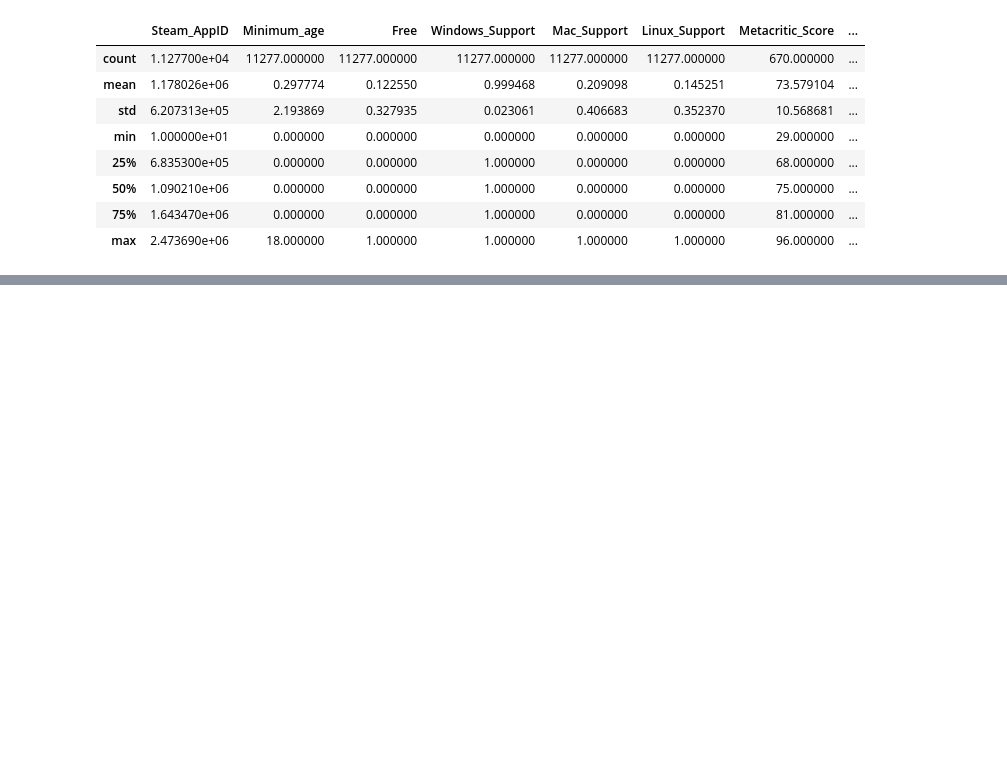
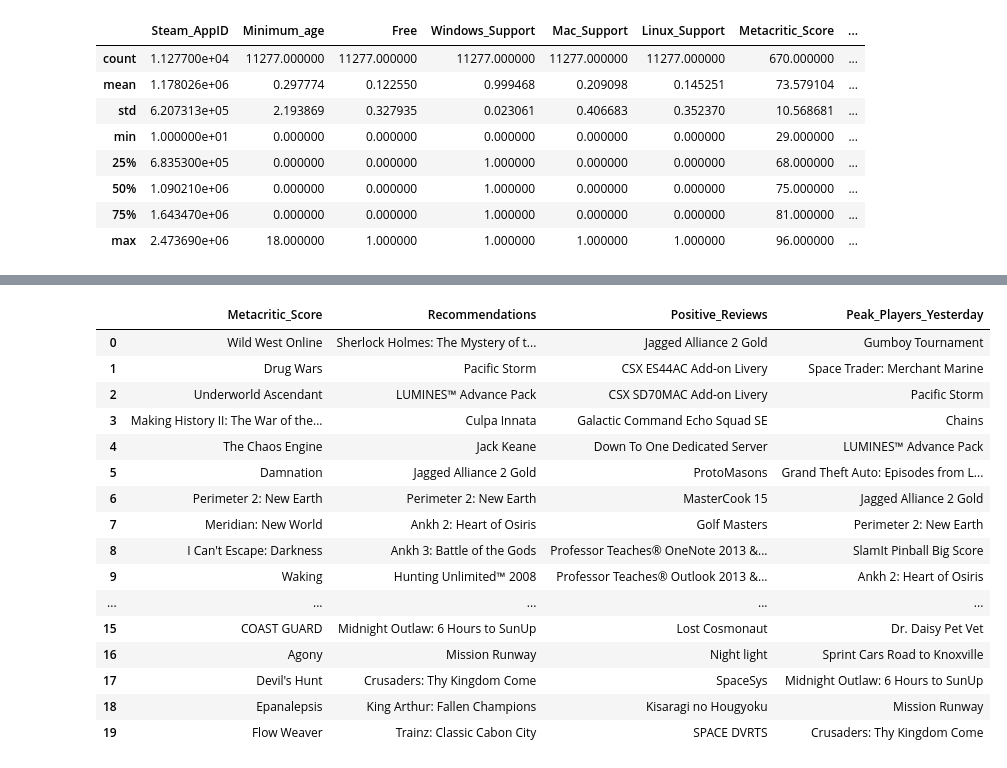
Before and after one commit to marxio09dio/Steam-Games, a Jupyter notebook: 04_data_exploration.ipynb, the cells around one changed output, grey strips where cells are left out. Saved outputs shown, nothing was run; the diff lists cells and outputs as text; code cells hidden in the pictures; blank space fills up the shorter version.

```diff
--- a/04_data_exploration.ipynb
+++ b/04_data_exploration.ipynb
@@ -90,0 +90,37 @@ Name: Positive_Reviews, dtype: int64
+# %%
+# See what are the bottom 20 games
+bottom10_metacritic_score = df_steam['Metacritic_Score'].nsmallest(20).index
+bottom10_recommendations = df_steam['Recommendations'].nsmallest(20).index
+bottom10_positive_reviews = df_steam['Positive_Reviews'].nsmallest(20).index
+bottom10_peak_players_yesterday = df_steam['Peak_Players_Yesterday'].nsmallest(20).index
+
+# Combine the indices from all four variables into a single DataFrame
+bottom10_games = pd.DataFrame({
+    'Metacritic_Score': bottom10_metacritic_score,
+    'Recommendations': bottom10_recommendations,
+    'Positive_Reviews': bottom10_positive_reviews,
+    'Peak_Players_Yesterday': bottom10_peak_players_yesterday
+})
+
+# Find the unique games from the combined bottom 20 lists
+unique_games_bottom = bottom10_games.drop_duplicates()
+
+unique_games_bottom
+# %% [output]
+|  | Metacritic_Score | Recommendations | Positive_Reviews | Peak_Players_Yesterday |
+| 0 | Wild West Online | Sherlock Holmes: The Mystery of t... | Jagged Alliance 2 Gold | Gumboy Tournament |
+| 1 | Drug Wars | Pacific Storm | CSX ES44AC Add-on Livery | Space Trader: Merchant Marine |
+| 2 | Underworld Ascendant | LUMINES™ Advance Pack | CSX SD70MAC Add-on Livery | Pacific Storm |
+| 3 | Making History II: The War of the... | Culpa Innata | Galactic Command Echo Squad SE | Chains |
+| 4 | The Chaos Engine | Jack Keane | Down To One Dedicated Server | LUMINES™ Advance Pack |
+| 5 | Damnation | Jagged Alliance 2 Gold | ProtoMasons | Grand Theft Auto: Episodes from L... |
+| 6 | Perimeter 2: New Earth | Perimeter 2: New Earth | MasterCook 15 | Jagged Alliance 2 Gold |
+| 7 | Meridian: New World | Ankh 2: Heart of Osiris | Golf Masters | Perimeter 2: New Earth |
+| 8 | I Can't Escape: Darkness | Ankh 3: Battle of the Gods | Professor Teaches® OneNote 2013 &... | SlamIt Pinball Big Score |
+| 9 | Waking | Hunting Unlimited™ 2008 | Professor Teaches® Outlook 2013 &... | Ankh 2: Heart of Osiris |
+| ... | ... | ... | ... | ... |
+| 15 | COAST GUARD | Midnight Outlaw: 6 Hours to SunUp | Lost Cosmonaut | Dr. Daisy Pet Vet |
+| 16 | Agony | Mission Runway | Night light | Sprint Cars Road to Knoxville |
+| 17 | Devil's Hunt | Crusaders: Thy Kingdom Come | SpaceSys | Midnight Outlaw: 6 Hours to SunUp |
+| 18 | Epanalepsis | King Arthur: Fallen Champions | Kisaragi no Hougyoku | Mission Runway |
+| 19 | Flow Weaver | Trainz: Classic Cabon City | SPACE DVRTS | Crusaders: Thy Kingdom Come |
```
Also changed, not shown: parts of 9 cells of this notebook.
